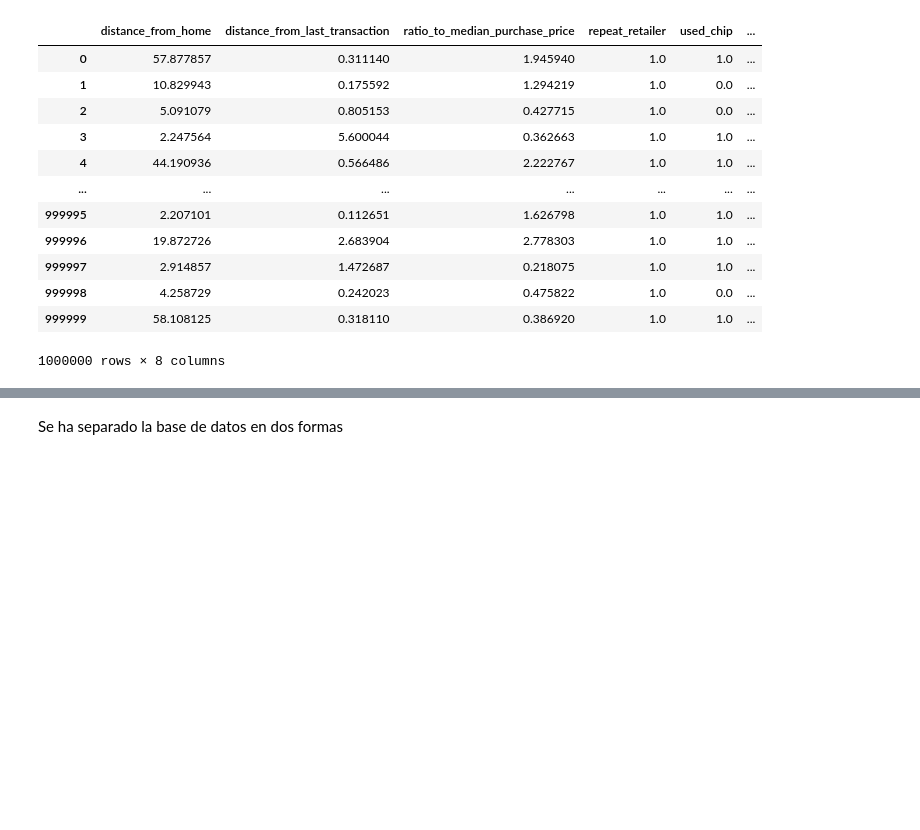
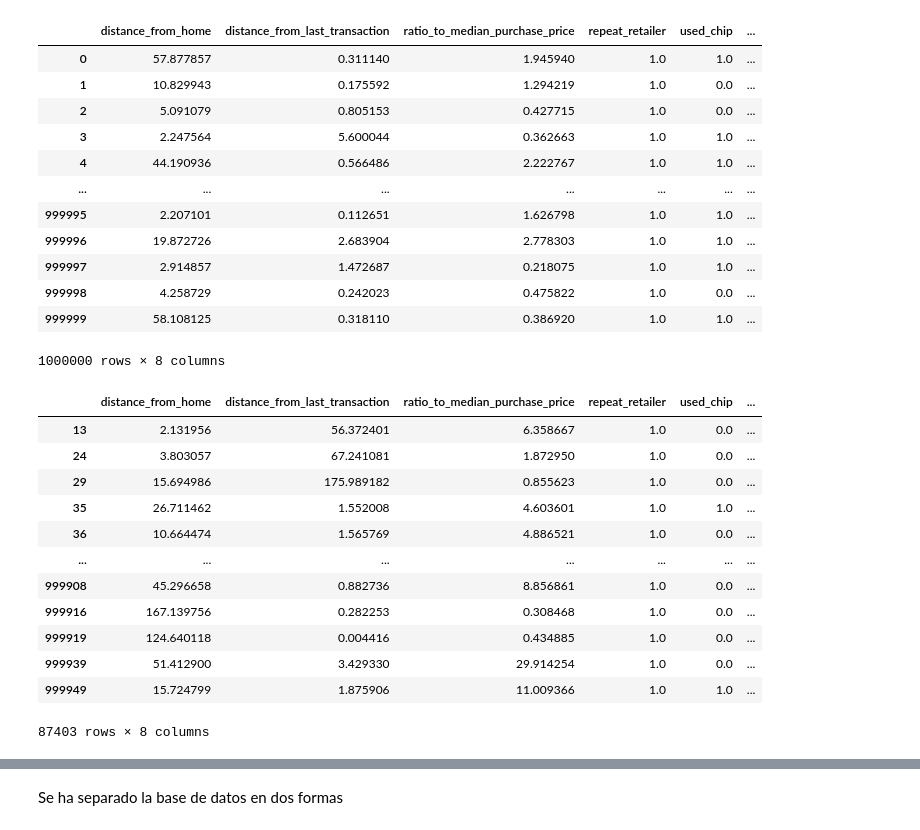
Before and after one commit to fofojaramillo/maestria-propedeuticos, a Jupyter notebook: Proyecto_Estaditica.ipynb, the cells around one changed output, grey strips where cells are left out. Saved outputs shown, nothing was run; the diff lists cells and outputs as text; code cells hidden in the pictures; blank space fills up the shorter version.

```diff
--- a/Proyecto_Estaditica.ipynb
+++ b/Proyecto_Estaditica.ipynb
@@ -55,3 +55,19 @@ cardTrans
 # Filtrar las transacciones fraudulentas y no fraudulentas
 fraudulent_transactions = cardTrans.loc[cardTrans['fraud'] == 1.0]
 non_fraudulent_transactions = cardTrans.loc[cardTrans['fraud'] == 0.0]
+# %%
+fraudulent_transactions
+# %% [output]
+|  | distance_from_home | distance_from_last_transaction | ratio_to_median_purchase_price | repeat_retailer | used_chip | ... |
+| 13 | 2.131956 | 56.372401 | 6.358667 | 1.0 | 0.0 | ... |
+| 24 | 3.803057 | 67.241081 | 1.872950 | 1.0 | 0.0 | ... |
+| 29 | 15.694986 | 175.989182 | 0.855623 | 1.0 | 0.0 | ... |
+| 35 | 26.711462 | 1.552008 | 4.603601 | 1.0 | 1.0 | ... |
+| 36 | 10.664474 | 1.565769 | 4.886521 | 1.0 | 0.0 | ... |
+| ... | ... | ... | ... | ... | ... | ... |
+| 999908 | 45.296658 | 0.882736 | 8.856861 | 1.0 | 0.0 | ... |
+| 999916 | 167.139756 | 0.282253 | 0.308468 | 1.0 | 0.0 | ... |
+| 999919 | 124.640118 | 0.004416 | 0.434885 | 1.0 | 0.0 | ... |
+| 999939 | 51.412900 | 3.429330 | 29.914254 | 1.0 | 0.0 | ... |
+| 999949 | 15.724799 | 1.875906 | 11.009366 | 1.0 | 1.0 | ... |
+87403 rows × 8 columns
```
Also changed, not shown: parts of 1 cell of this notebook.
